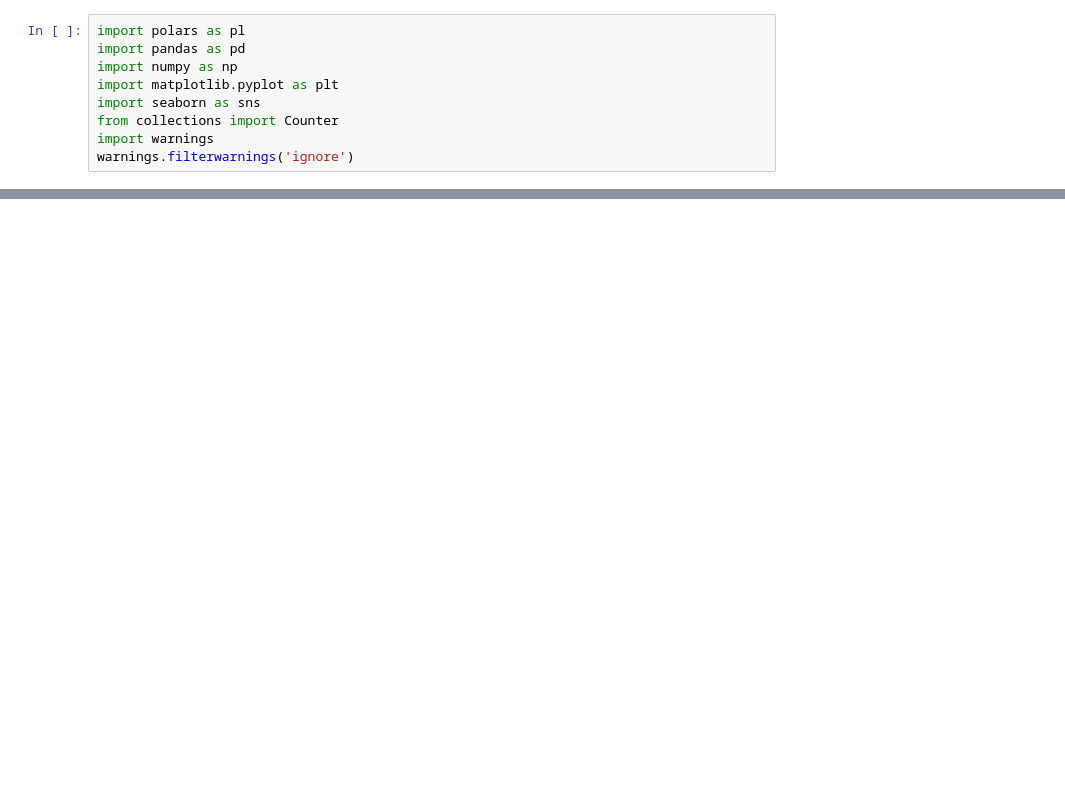
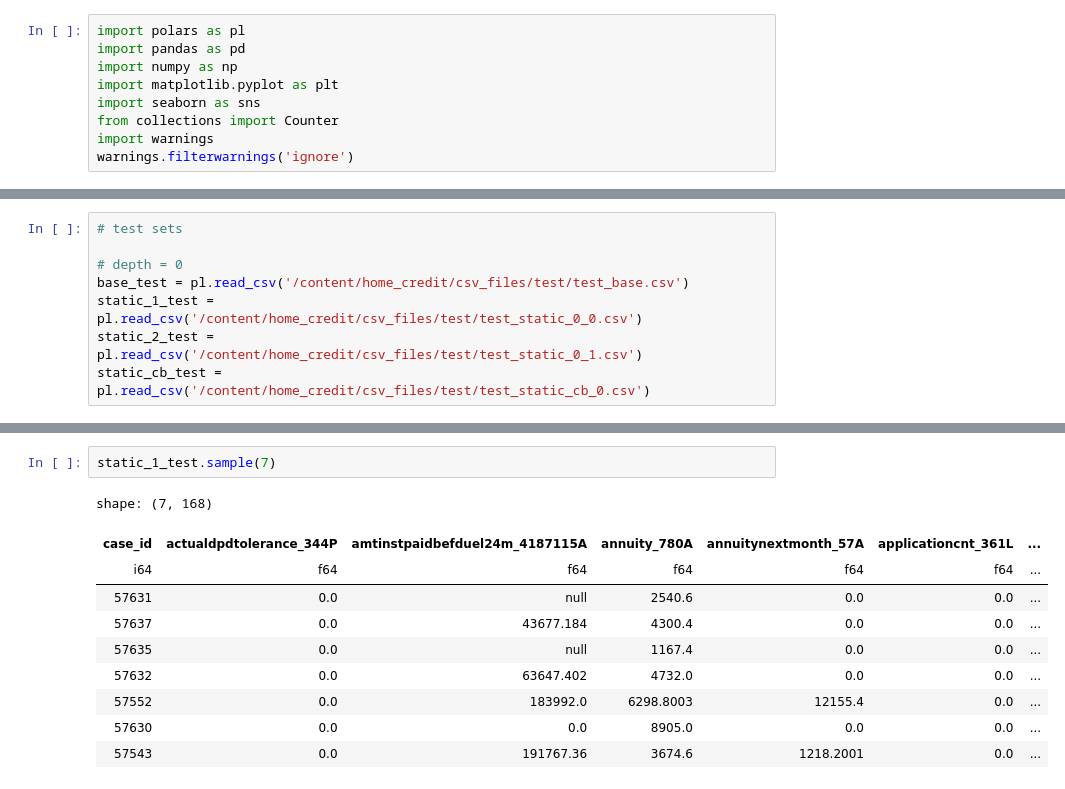
Before and after one commit to Hassan-ElBanna/Loan-Default-Prediction-Risk-Analysis, a Jupyter notebook: 1_Data_Exploratoin.ipynb, the cells around one changed output, grey strips where cells are left out. Drawn from its saved outputs; the diff is of its cells as text; blank space fills up the shorter version.

```diff
--- a/1_Data_Exploratoin.ipynb
+++ b/1_Data_Exploratoin.ipynb
@@ -45,0 +89,8 @@ static_cb_train = pl.read_csv('/content/home_credit/csv_files/train/train_static
+# %%
+# test sets
+
+# depth = 0
+base_test = pl.read_csv('/content/home_credit/csv_files/test/test_base.csv')
+static_1_test = pl.read_csv('/content/home_credit/csv_files/test/test_static_0_0.csv')
+static_2_test = pl.read_csv('/content/home_credit/csv_files/test/test_static_0_1.csv')
+static_cb_test = pl.read_csv('/content/home_credit/csv_files/test/test_static_cb_0.csv')
@@ -131,0 +489,13 @@ Static cb duplicates =  0
+# %%
+static_1_test.sample(7)
+# %% [output]
+shape: (7, 168)
+| case_id | actualdpdtolerance_344P | amtinstpaidbefduel24m_4187115A | annuity_780A | annuitynextmonth_57A | applicationcnt_361L | ... |
+| i64 | f64 | f64 | f64 | f64 | f64 | ... |
+| 57631 | 0.0 | null | 2540.6 | 0.0 | 0.0 | ... |
+| 57637 | 0.0 | 43677.184 | 4300.4 | 0.0 | 0.0 | ... |
+| 57635 | 0.0 | null | 1167.4 | 0.0 | 0.0 | ... |
+| 57632 | 0.0 | 63647.402 | 4732.0 | 0.0 | 0.0 | ... |
+| 57552 | 0.0 | 183992.0 | 6298.8003 | 12155.4 | 0.0 | ... |
+| 57630 | 0.0 | 0.0 | 8905.0 | 0.0 | 0.0 | ... |
+| 57543 | 0.0 | 191767.36 | 3674.6 | 1218.2001 | 0.0 | ... |
```
Also changed, not shown: parts of 31 cells of this notebook.
